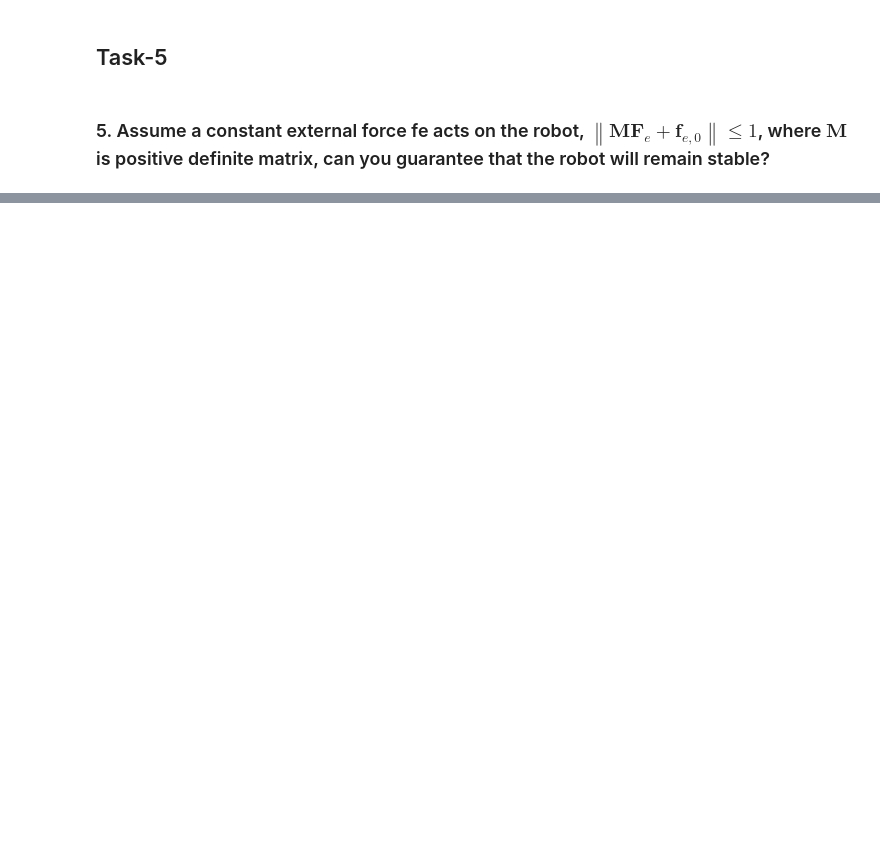
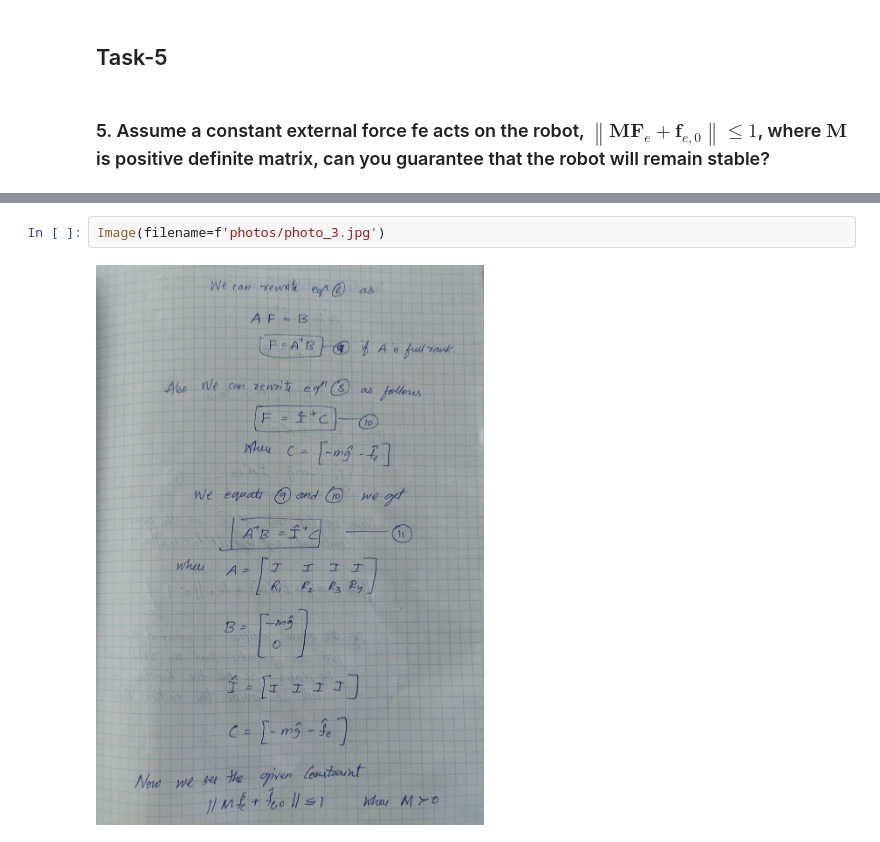
Before and after one commit to syedjameel/CI-2, a Jupyter notebook: Tasks-main.ipynb, the cells around one changed output, grey strips where cells are left out. Cells and saved outputs as stored; diff of their text form; blank space fills up the shorter version.

```diff
--- a/Tasks-main.ipynb
+++ b/Tasks-main.ipynb
@@ -684,0 +703,4 @@ at friction coeff =  0.8
+# %%
+Image(filename=f'photos/photo_3.jpg')
+# %% [output]
+[figure, added]
```
Also changed, not shown: parts of 15 cells of this notebook.
